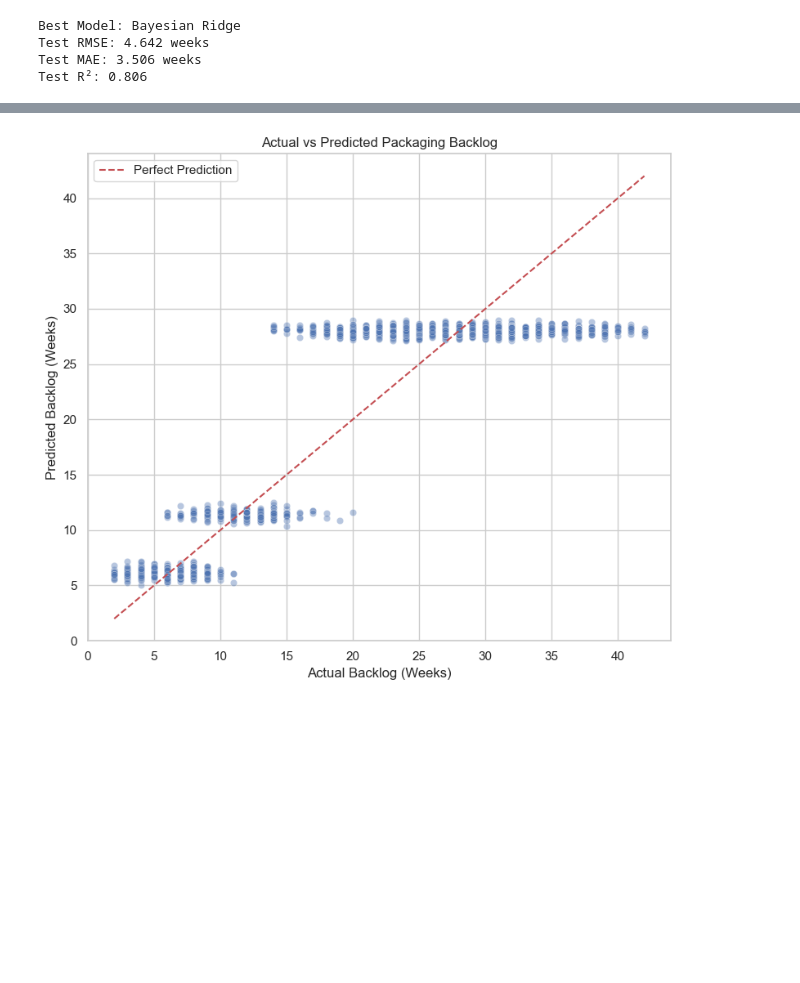
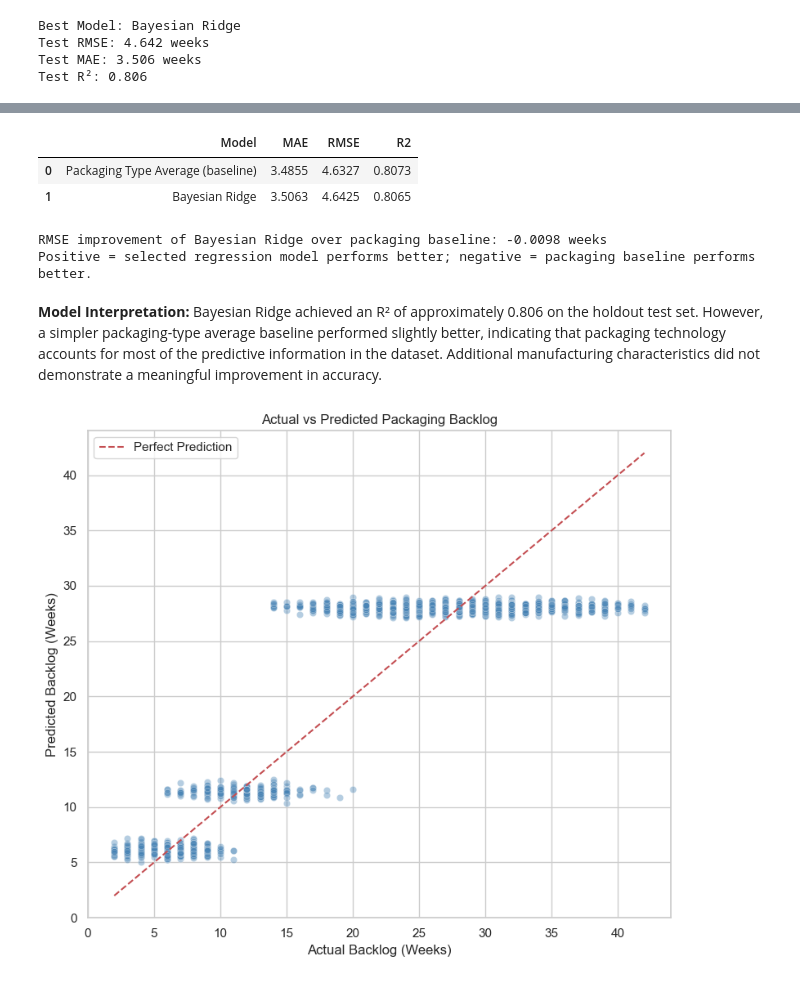
Before and after one commit to taranineelapu/AI-Semiconductor-Supply-Chain-Analytics-and-Packaging-Backlog-Prediction, a Jupyter notebook: semiconductor_packaging_backlog_prediction.ipynb, the cells around one changed output, grey strips where cells are left out. Cells and saved outputs as stored; diff of their text form; code cells hidden in the pictures; blank space fills up the shorter version.

```diff
--- a/semiconductor_packaging_backlog_prediction.ipynb
+++ b/semiconductor_packaging_backlog_prediction.ipynb
@@ -636,3 +583,45 @@ Test R²: 0.806
+# %%
+packaging_means = (
+    pd.DataFrame({
+        "packaging_type": X_train["advanced_packaging_type"],
+        "backlog_weeks": y_train
+    })
+    .groupby("packaging_type")["backlog_weeks"]
+    .mean()
+)
+
+baseline_pred = (
+    X_test["advanced_packaging_type"]
+    .map(packaging_means)
+    .fillna(y_train.mean())
+    .to_numpy()
+)
+
+baseline_rmse = np.sqrt(mean_squared_error(y_test, baseline_pred))
+baseline_mae = mean_absolute_error(y_test, baseline_pred)
+baseline_r2 = r2_score(y_test, baseline_pred)
+
+baseline_comparison = pd.DataFrame([
+    {"Model": "Packaging Type Average (baseline)",
+     "MAE": baseline_mae, "RMSE": baseline_rmse, "R2": baseline_r2},
+    {"Model": best_model_name,
+     "MAE": mae, "RMSE": rmse, "R2": r2}
+])
+
+display(baseline_comparison.round(4))
+print(f"RMSE improvement of {best_model_name} over packaging baseline: "
+      f"{baseline_rmse - rmse:+.4f} weeks")
+print("Positive = selected regression model performs better; "
+      "negative = packaging baseline performs better.")
+# %% [output]
+|  | Model | MAE | RMSE | R2 |
+| 0 | Packaging Type Average (baseline) | 3.4855 | 4.6327 | 0.8073 |
+| 1 | Bayesian Ridge | 3.5063 | 4.6425 | 0.8065 |
+RMSE improvement of Bayesian Ridge over packaging baseline: -0.0098 weeks
+Positive = selected regression model performs better; negative = packaging baseline performs better.
+# %% [markdown]
+**Model Interpretation:** Bayesian Ridge achieved an R² of approximately 0.806 on the holdout test set. However, a simpler packaging-type average baseline performed slightly better, indicating that packaging technology accounts for most of the predictive information in the dataset.
+Additional manufacturing characteristics did not demonstrate a meaningful improvement in accuracy.
 # %%
 # Actual vs. predicted backlog
 
```
Also changed, not shown: parts of 21 cells of this notebook.
